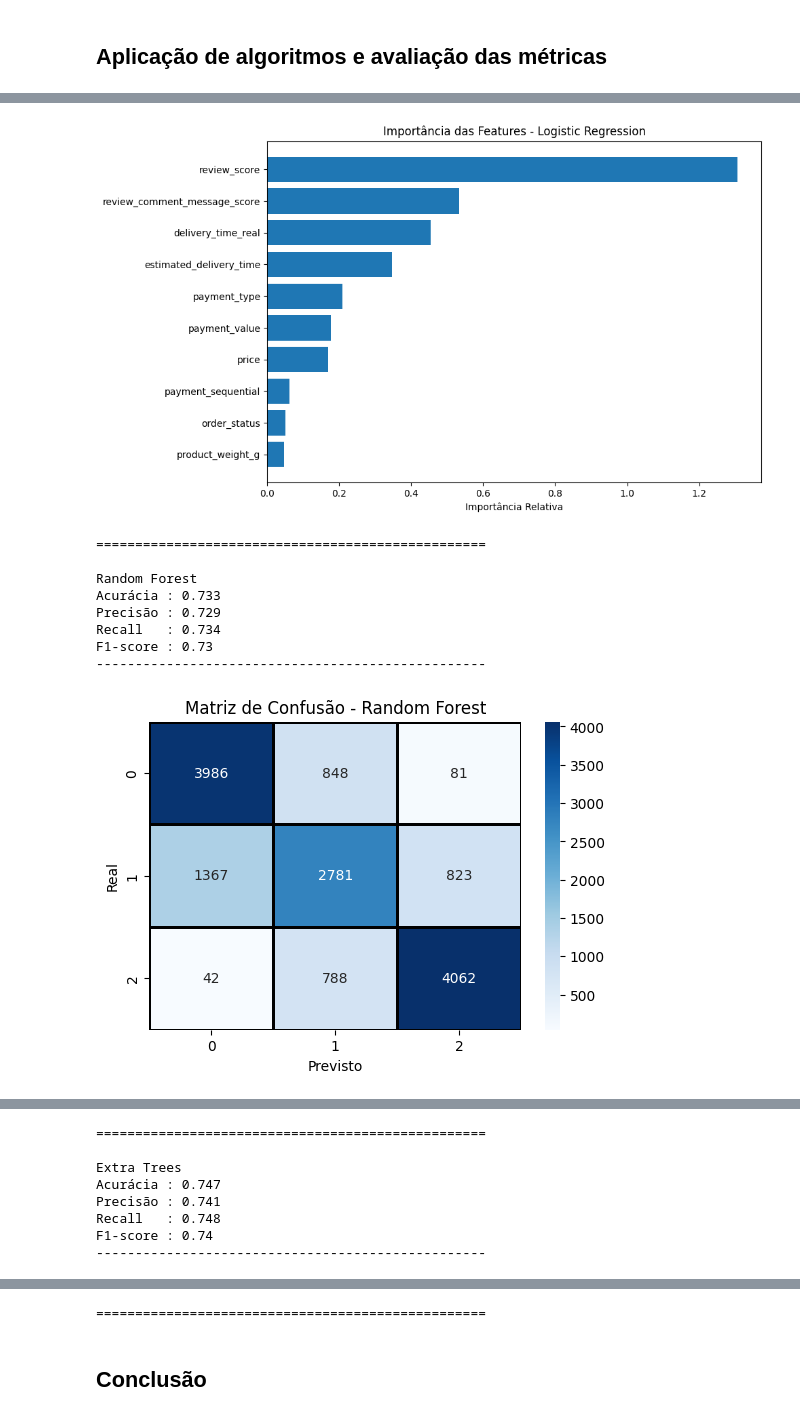
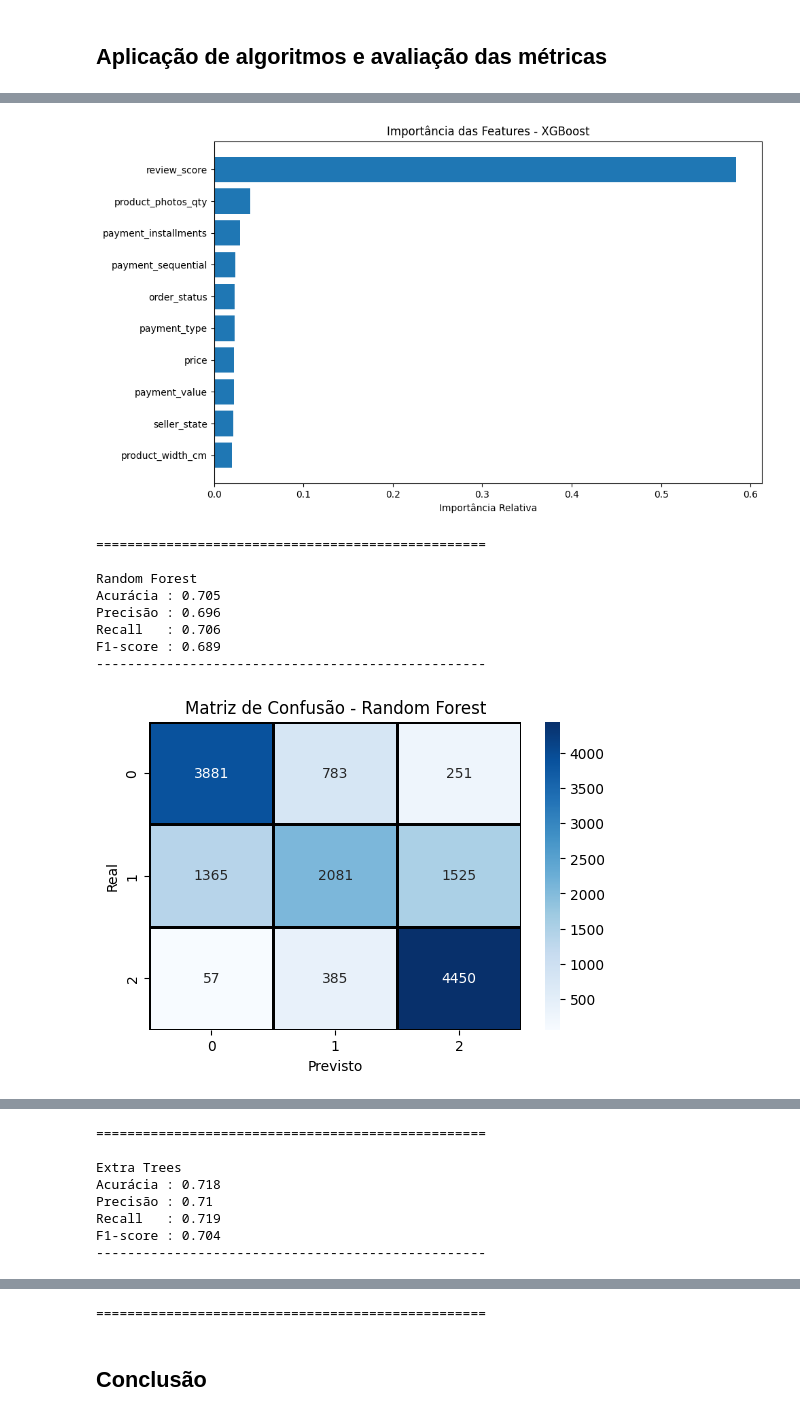
Before and after one commit to supertecode/tcc, a Jupyter notebook: analise_sentimento_previsão_demanda.ipynb, the cells around one changed output, grey strips where cells are left out. Drawn from its saved outputs; the diff is of its cells as text; code cells hidden in the pictures.

Commit message:
atualização do trabalho escrito e dos modelos usados

```diff
--- a/analise_sentimento_previsão_demanda.ipynb
+++ b/analise_sentimento_previsão_demanda.ipynb
@@ -729,36 +732,37 @@ Name: proportion, dtype: float64
 # %% [markdown]
 ## **Aplicação de algoritmos e avaliação das métricas**
 # %%
-X = df_balanced.drop(columns=['review_comment_message_sentiment'])
+X = df_balanced.drop(columns=['review_comment_message_sentiment','review_comment_message_score'])
 y = df_balanced['review_comment_message_sentiment']
 # %%
 X_train, X_test, y_train, y_test = train_test_split(X, y, test_size=0.3, random_state=42)
 # %%
  # Definição dos modelos de treino, mais costumizações aqui são possíveis
 modelos = {
-    "Logistic Regression": LogisticRegression(random_state=42, max_iter=10000),
+    "XGBoost": XGBClassifier(
+        random_state=42,
+        use_label_encoder=False,
+        eval_metric='mlogloss'  # para classificação multiclasse
+    ),
     "Random Forest": RandomForestClassifier(random_state=42),
     "Extra Trees": ExtraTreesClassifier(random_state=42),
 }
 # %%
+# mapeamento manual
+y_train = y_train.replace({-1: 0, 0: 1, 1: 2})
+y_test  = y_test.replace({-1: 0, 0: 1, 1: 2})
+
 # Treino, predição e avaliação
 for nome, modelo in modelos.items():
-    # Treino
     modelo.fit(X_train, y_train)
-
-    # Predição
     y_pred = modelo.predict(X_test)
 
-    # Métricas de classificação (multiclasse)
+    # Métricas
     accuracy = accuracy_score(y_test, y_pred)
-    precision = precision_score(y_test, y_pred, average='macro')  # corrigido
-    recall = recall_score(y_test, y_pred, average='macro')        # corrigido
-    f1 = f1_score(y_test, y_pred, average='macro')                # corrigido
+    precision = precision_score(y_test, y_pred, average='macro')
+    recall = recall_score(y_test, y_pred, average='macro')
+    f1 = f1_score(y_test, y_pred, average='macro')
 
-    # Matriz de confusão
-    cm = confusion_matrix(y_test, y_pred)
-
-    # Exibir resultados
     print(f"{nome}")
     print("Acurácia :", round(accuracy, 3))
     print("Precisão :", round(precision, 3))
@@ -766,7 +770,8 @@ for nome, modelo in modelos.items():
     print("F1-score :", round(f1, 3))
     print("-" * 50)
 
-    # Plotar matriz de confusão
+    # Matriz de confusão
+    cm = confusion_matrix(y_test, y_pred)
     plt.figure(figsize=(6, 4))
     sns.heatmap(cm, annot=True, fmt="d", cmap="Blues", linewidths=1, linecolor="black")
     plt.xlabel("Previsto")
@@ -774,31 +779,20 @@ for nome, modelo in modelos.items():
     plt.title(f"Matriz de Confusão - {nome}")
     plt.show()
 
-    # Importância das features
-    print("\nImportância das Features:")
+    # Importância das features (igual para árvores e XGBoost)
+    importancias = pd.DataFrame({
+        'Feature': X_train.columns,
+        'Importance': modelo.feature_importances_
+    }).sort_values('Importance', ascending=False)
 
-    if nome == "Logistic Regression":
-        # Regressão logística: coeficientes absolutos
-        importancias = pd.DataFrame({
-            'Feature': X_train.columns,
-            'Importance': abs(modelo.coef_[0])
-        }).sort_values('Importance', ascending=False)
-    else:
-        # Modelos baseados em árvores
-        importancias = pd.DataFrame({
-            'Feature': X_train.columns,
-            'Importance': modelo.feature_importances_
-        }).sort_values('Importance', ascending=False)
-
-    # Mostrar top 10 features
+    print("\nImportância das Features (Top 10):")
     print(importancias.head(10))
 
-    # Gráfico de importância
     plt.figure(figsize=(10, 6))
     plt.barh(importancias['Feature'][:10], importancias['Importance'][:10])
     plt.title(f'Importância das Features - {nome}')
     plt.xlabel('Importância Relativa')
-    plt.gca().invert_yaxis()  # inverte eixo para mostrar a mais importante em cima
+    plt.gca().invert_yaxis()
     plt.tight_layout()
     plt.show()
 
@@ -834,10 +823,10 @@ Importância das Features:
-[figure, old version]
+[figure, new version]
 ==================================================
 
 Random Forest
-Acurácia : 0.733
-Precisão : 0.729
-Recall   : 0.734
-F1-score : 0.73
+Acurácia : 0.705
+Precisão : 0.696
+Recall   : 0.706
+F1-score : 0.689
 --------------------------------------------------
-[figure, old version]
+[figure, new version]
@@ -857,8 +846,8 @@ Importância das Features:
 ==================================================
 
 Extra Trees
-Acurácia : 0.747
-Precisão : 0.741
-Recall   : 0.748
-F1-score : 0.74
+Acurácia : 0.718
+Precisão : 0.71
+Recall   : 0.719
+F1-score : 0.704
 --------------------------------------------------
```
Also changed, not shown: parts of 3 cells of this notebook, 2 other files.
